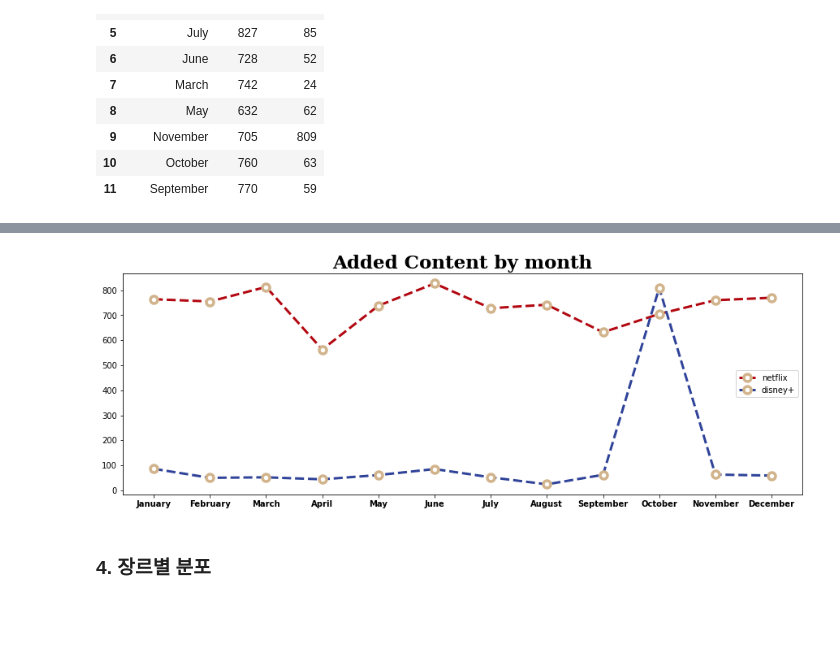
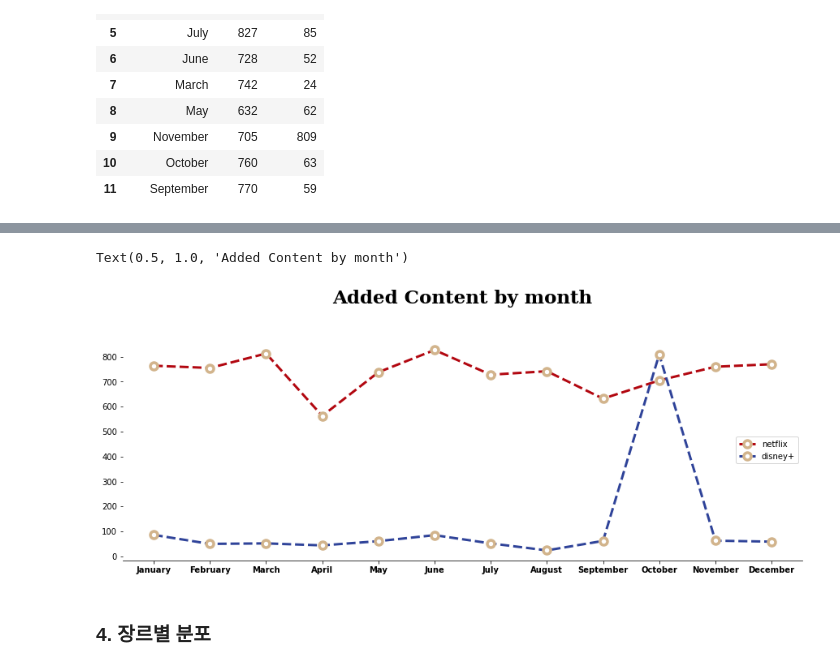
Before and after one commit to Dabinnny/StreamingPlatform_Analysis, a Jupyter notebook: StreamingPlatform_Analysis.ipynb, the cells around one changed output, grey strips where cells are left out. Saved outputs shown, nothing was run; the diff lists cells and outputs as text; code cells hidden in the pictures; blank space fills up the shorter version.

```diff
--- a/StreamingPlatform_Analysis.ipynb
+++ b/StreamingPlatform_Analysis.ipynb
@@ -356,7 +356,9 @@ ax = plt.subplot()
 ax.set_xticks([0, 1, 2, 3, 4, 5, 6, 7, 8, 9, 10, 11])
 ax.set_xticklabels(['January', 'February', 'March', 'April', 'May', 'June', 'July',
                     'August', 'September', 'October', 'November', 'December'], rotation=0, fontweight='bold')
+plt.gca().spines['right'].set_visible(False)
+plt.gca().spines['top'].set_visible(False)
+plt.gca().spines['left'].set_visible(False)
 
-
-plt.title("Added Content by month", fontsize=23, fontweight='bold', fontfamily='serif')
+plt.title("Added Content by month", fontsize=23, fontweight='bold', fontfamily='serif',pad=45)
 # %% [output]
@@ -364,4 +366,5 @@ Text(0.5, 1.0, 'Added Content by month')
+Text(0.5, 1.0, 'Added Content by month')
-[figure, old version]
+[figure, new version]
 # %% [markdown]
 ### 4. 장르별 분포
 # %%
```
Also changed, not shown: parts of 5 cells of this notebook.
